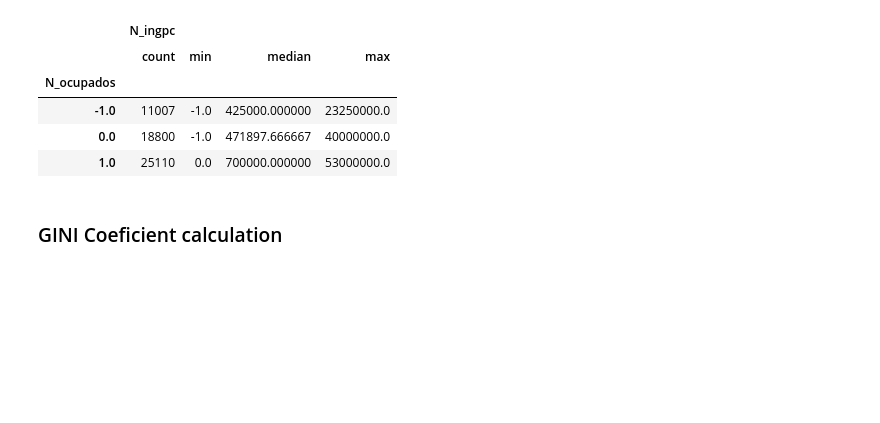
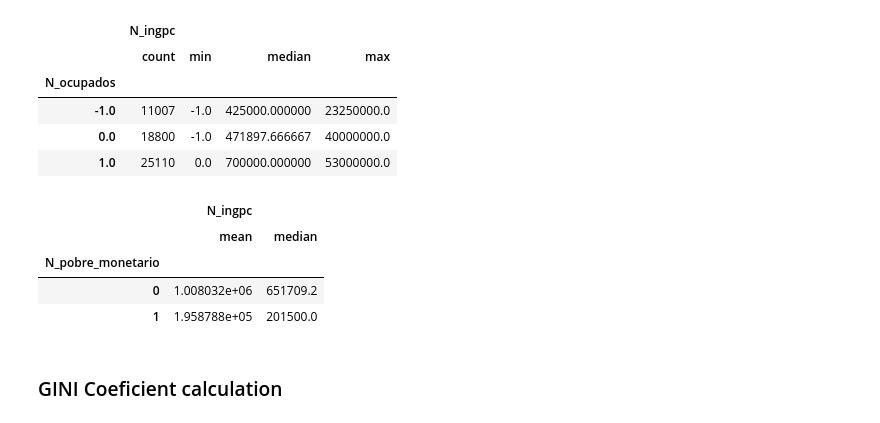
Before and after one commit to wilomaku/maps-social-Colombia, a Jupyter notebook: src/13_create_indexes.ipynb, the cells around one changed output. Saved outputs shown, nothing was run; the diff lists cells and outputs as text; code cells hidden in the pictures; blank space fills up the shorter version.

Commit message:
Added pobre_monetario vs ingcp

```diff
--- a/src/13_create_indexes.ipynb
+++ b/src/13_create_indexes.ipynb
@@ -420,6 +420,14 @@ additional_df.fillna(-1).groupby('N_ocupados').agg({'N_ingpc': ['count', 'min',
 | -1.0 | 11007 | -1.0 | 425000.000000 | 23250000.0 |
 | 0.0 | 18800 | -1.0 | 471897.666667 | 40000000.0 |
 | 1.0 | 25110 | 0.0 | 700000.000000 | 53000000.0 |
+# %%
+additional_df.groupby('N_pobre_monetario').agg({'N_ingpc': ['mean', 'median']})
+# %% [output]
+|  | N_ingpc |  |
+|  | mean | median |
+| N_pobre_monetario |  |  |
+| 0 | 1.008032e+06 | 651709.2 |
+| 1 | 1.958788e+05 | 201500.0 |
 # %% [markdown]
 ### GINI Coeficient calculation
 # %%
```
